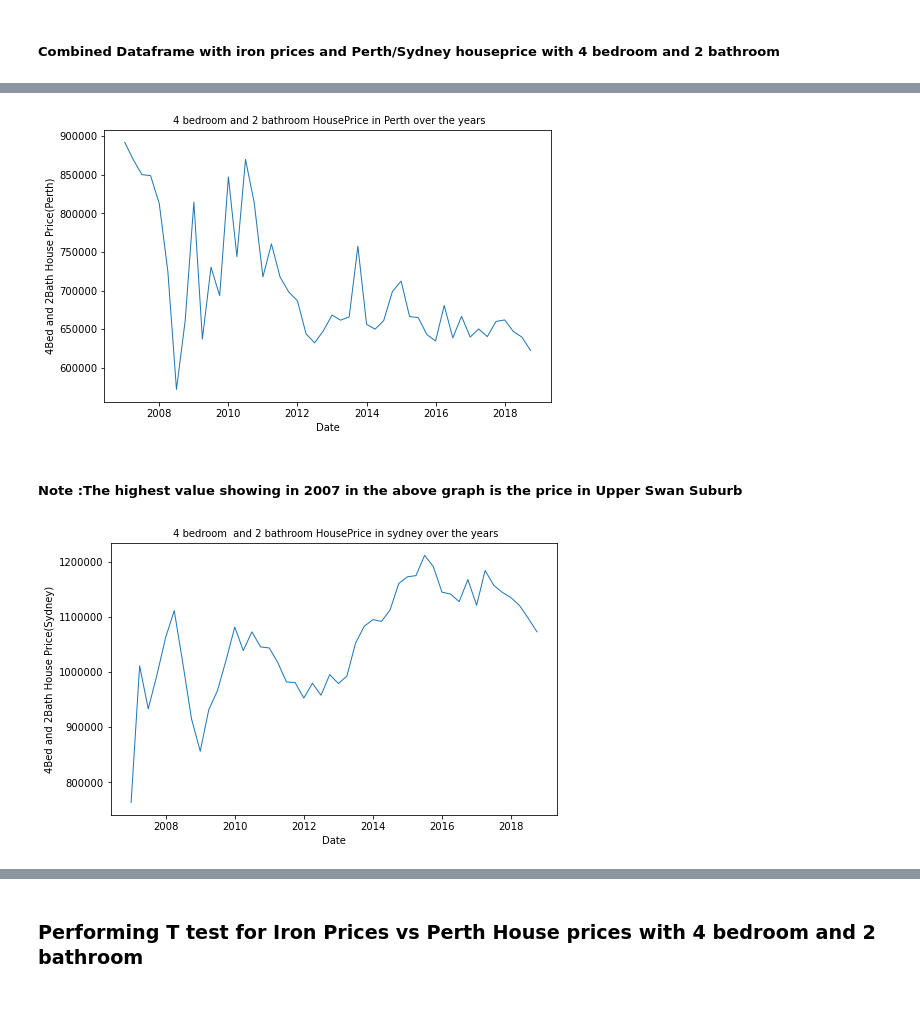
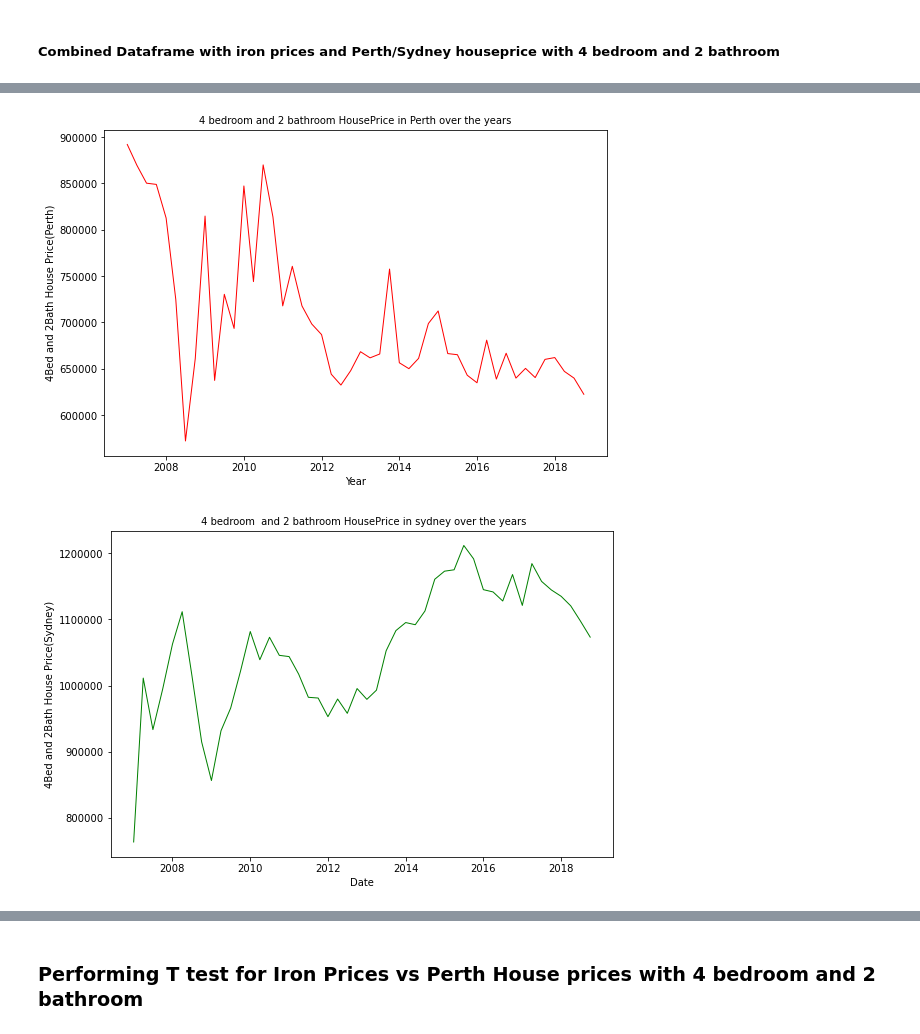
Before and after one commit to Dion-Daniels/Project1, a Jupyter notebook: Data/House_Commodities_Data_Analysis.ipynb, the cells around one changed output, grey strips where cells are left out. Saved outputs shown, nothing was run; the diff lists cells and outputs as text; code cells hidden in the pictures; blank space fills up the shorter version.

```diff
--- a/Data/House_Commodities_Data_Analysis.ipynb
+++ b/Data/House_Commodities_Data_Analysis.ipynb
@@ -24,11 +24,10 @@ iron_filtered = iron_data_df
 iron_filtered["Date"]=pd.to_datetime(iron_filtered["Date"])
 iron_filtered["Date"]=iron_filtered["Date"].astype(str)
 iron_filtered["Date"]=pd.to_datetime(iron_filtered["Date"])
-#Selecting the iron ore data from year 2007 till 2021
-irondata_filtered_df =iron_filtered[(iron_filtered['Date'] >='2007-01-01')& (iron_filtered['Date'] <='2019-06-01')]
-irondata_filtered_df.reset_index()
-irondata_filtered_df = irondata_filtered_df[["Date","Iron_Price"]]
-new_iron_data=irondata_filtered_df.drop_duplicates()
-new_iron_data
-#irondata_filtered_df.loc[irondata_filtered_df.duplicated(), :]
+#Selecting the iron ore data from year 2007 till 2018
+irondata_filtered_df =iron_filtered[(iron_filtered['Date'] >='2007-01-01')& (iron_filtered['Date'] <='2018-10-01')]
+pd.set_option('display.float_format', lambda x: '%.2f' % x)
+irondata_edited = irondata_filtered_df.groupby("Date")["Iron_Price"].mean()
+irondata_avgprice = pd.DataFrame({'Date':irondata_edited.index, 'Average_IronOre_Price':irondata_edited.values})
+irondata_avgprice
 # %% [output]
@@ -80,7 +83,7 @@ plt.show()
 #For Perth 4 bed and 2 bathroom
 #Filter as per city and then upto date required
 fourbed_twobath_perth=four_bed_two_bath[four_bed_two_bath['CITY']=="Perth"]
-fourbed_twobath_perthonly=fourbed_twobath_perth[fourbed_twobath_perth['Date']<="2019-06"]
+fourbed_twobath_perthonly=fourbed_twobath_perth[fourbed_twobath_perth['Date']<"2019-06"]
 pd.set_option('display.float_format', lambda x: '%.2f' % x)
 
 #Using groupby by date to calculate average house price month wise
@@ -92,7 +95,7 @@ perth_4bed2bath_avgprice = pd.DataFrame({'Date':perth_4bed2bath_edited.index, 'A
 perth_4bed2bath_avgprice_final =perth_4bed2bath_avgprice
 perth_4bed2bath_avgprice_final["Date"]=perth_4bed2bath_avgprice_final["Date"].astype(str)
 perth_4bed2bath_avgprice_final["Date"]=pd.to_datetime(perth_4bed2bath_avgprice_final["Date"])
-perth_4bed2bath_avgprice_final.head()
+perth_4bed2bath_avgprice_final
 # %% [output]
 |  | Date | Average_Houseprice_Perth |
 | 0 | 2007-01-01 | 892000.00 |
@@ -104,7 +118,7 @@ perth_4bed2bath_avgprice_final.head()
 #For Sydney 4 bed and 2 bathroom
 #Filter as per city and then upto date required
 fourbed_twobath_sydney=four_bed_two_bath[four_bed_two_bath['CITY']=="Sydney"]
-fourbed_twobath_sydneyonly=fourbed_twobath_sydney[fourbed_twobath_sydney['Date']<="2019-06"]
+fourbed_twobath_sydneyonly=fourbed_twobath_sydney[fourbed_twobath_sydney['Date']<"2019-06"]
 pd.set_option('display.float_format', lambda x: '%.2f' % x)
 
 #Using groupby by date to calculate average house price month wise
@@ -116,7 +130,7 @@ sydney_4bed2bath_avgprice = pd.DataFrame({'Date':sydney_4bed2bath_edited.index,
 sydney_4bed2bath_avgprice_final =sydney_4bed2bath_avgprice
 sydney_4bed2bath_avgprice_final["Date"]=sydney_4bed2bath_avgprice_final["Date"].astype(str)
 sydney_4bed2bath_avgprice_final["Date"]=pd.to_datetime(sydney_4bed2bath_avgprice_final["Date"])
-sydney_4bed2bath_avgprice_final.head()
+sydney_4bed2bath_avgprice_final
 # %% [output]
 |  | Date | Average_Houseprice_Sydney |
 | 0 | 2007-01-01 | 763464.36 |
@@ -128,6 +153,6 @@ sydney_4bed2bath_avgprice_final.head()
 ##### Combined Dataframe with iron prices and Perth/Sydney houseprice with 4 bedroom and 2 bathroom
 # %%
 #Merging the irondata, perth and sydney house prices with 4 bedroom and 2 bathroom
-houses_4bed2bath_iron_combined = new_iron_data.merge(perth_4bed2bath_avgprice_final.merge(sydney_4bed2bath_avgprice_final, on="Date"), on="Date")
-houses_4bed2bath_iron_combined.head()
+houses_4bed2bath_iron_combined = irondata_avgprice.merge(perth_4bed2bath_avgprice_final.merge(sydney_4bed2bath_avgprice_final, on="Date"), on="Date")
+houses_4bed2bath_iron_combined
 # %% [output]
@@ -140,34 +176,32 @@ houses_4bed2bath_iron_combined.head()
 # %%
 #Setting the x_axis and y_axis from the irondata_filtered dataframe
 x_axis=houses_4bed2bath_iron_combined["Date"]
 y_axis=houses_4bed2bath_iron_combined["Average_Houseprice_Perth"]
 
 #Figure size
-fig1, ax1 = plt.subplots(figsize=(8,5))
+fig1, ax1 = plt.subplots(figsize=(9,6))
 
 #Setting the x-labels, y-labels and title
-plt.xlabel("Date")
+plt.xlabel("Year")
 plt.ylabel("4Bed and 2Bath House Price(Perth)")
-plt.title(" 4 bedroom and 2 bathroom HousePrice in Perth over the years", fontsize=10)
+plt.title("4 bedroom and 2 bathroom HousePrice in Perth over the years", fontsize=10)
 ax1.ticklabel_format(style='plain')
 
 #Plotting the line
-plt.plot(x_axis, y_axis, linewidth="1")
+plt.plot(x_axis, y_axis, linewidth="1", color ="r")
 
 #Save the fig
-#plt.savefig("images/lineplots.jpg")
+plt.savefig("Images/Perth_Houseprice.jpg")
 plt.show()
 # %% [output]
-[figure, old version]
+[figure, new version]
-# %% [markdown]
-#####  Note :The highest value showing in 2007 in the above graph is the price in Upper Swan Suburb
 # %%
 #Setting the x_axis and y_axis from the irondata_filtered dataframe
 x_axis=houses_4bed2bath_iron_combined["Date"]
 y_axis=houses_4bed2bath_iron_combined["Average_Houseprice_Sydney"]
 
 #Figure size
-fig1, ax1 = plt.subplots(figsize=(8,5))
+fig1, ax1 = plt.subplots(figsize=(9,6))
 
 #Setting the x-labels, y-labels and title
 plt.xlabel("Date")
@@ -176,10 +210,10 @@ plt.title(" 4 bedroom  and 2 bathroom HousePrice in sydney over the years", font
 ax1.ticklabel_format(style='plain')
 
 #Plotting the line
-plt.plot(x_axis, y_axis, linewidth="1")
+plt.plot(x_axis, y_axis, linewidth="1", color="g")
 
 #Save the fig
-#plt.savefig("images/lineplots.jpg")
+plt.savefig("Images/Sydney_houseprices.jpg")
 plt.show()
 # %% [output]
-[figure, old version]
+[figure, new version]
```
Also changed, not shown: parts of 19 cells of this notebook, 9 other files.
